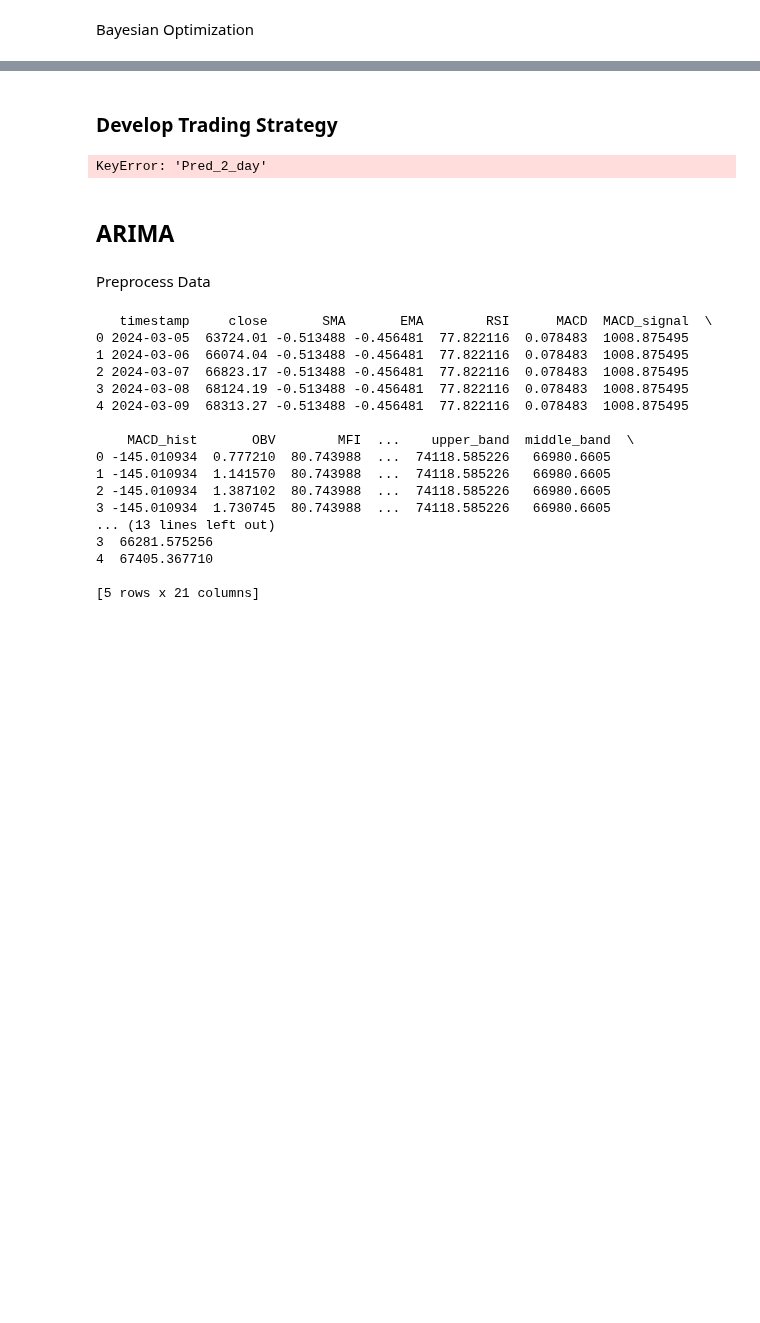
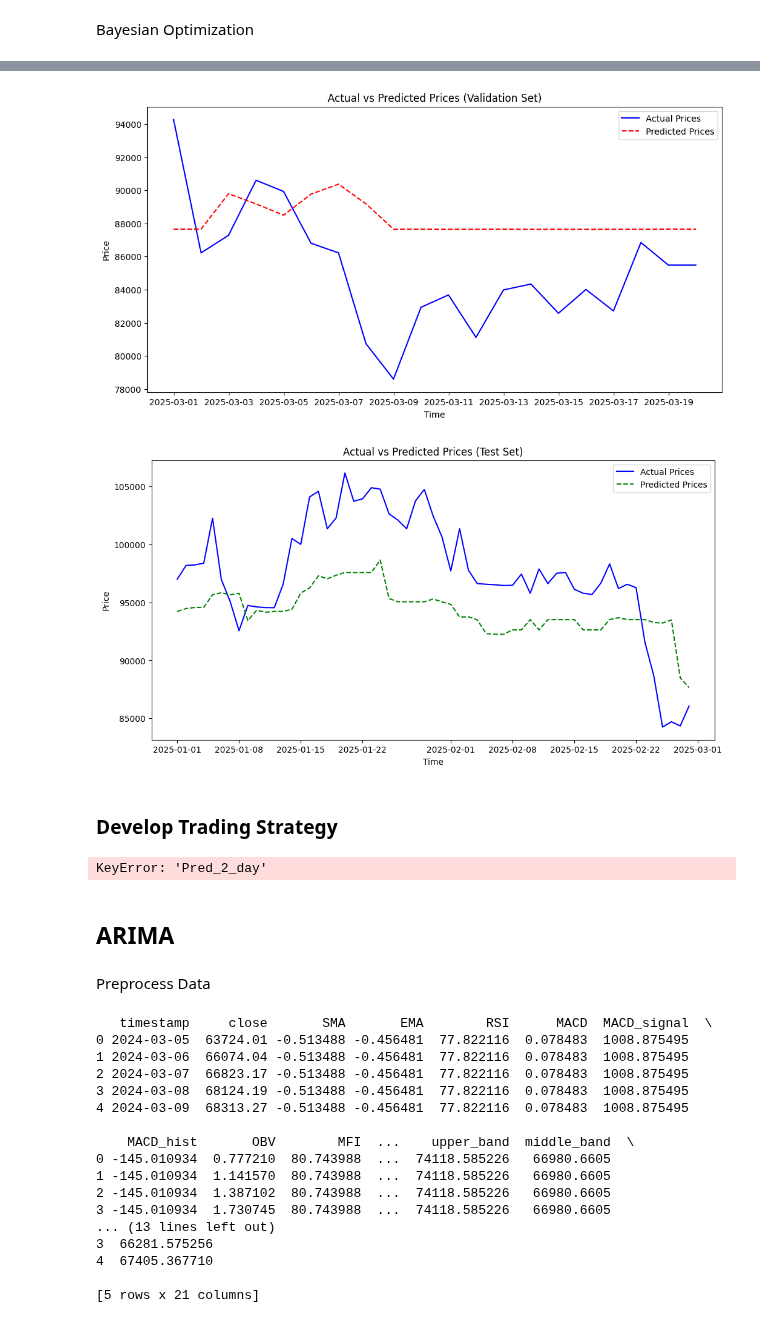
Before and after one commit to alyssa-tsh/CryptoMine, a Jupyter notebook: model.ipynb, the cells around one changed output, grey strips where cells are left out. Saved outputs shown, nothing was run; the diff lists cells and outputs as text; code cells hidden in the pictures; blank space fills up the shorter version.

```diff
--- a/model.ipynb
+++ b/model.ipynb
@@ -410,3 +583,8 @@ model.fit(train_data[features], train_data['close_1_ahead'])
+# %%
+line_plot(val_predictions_bayes, test_predictions_bayes)
+# %% [output]
+[figure, added]
+[figure, added]
 # %% [markdown]
 ### Develop Trading Strategy
 # %%
```
Also changed, not shown: parts of 13 cells of this notebook.
